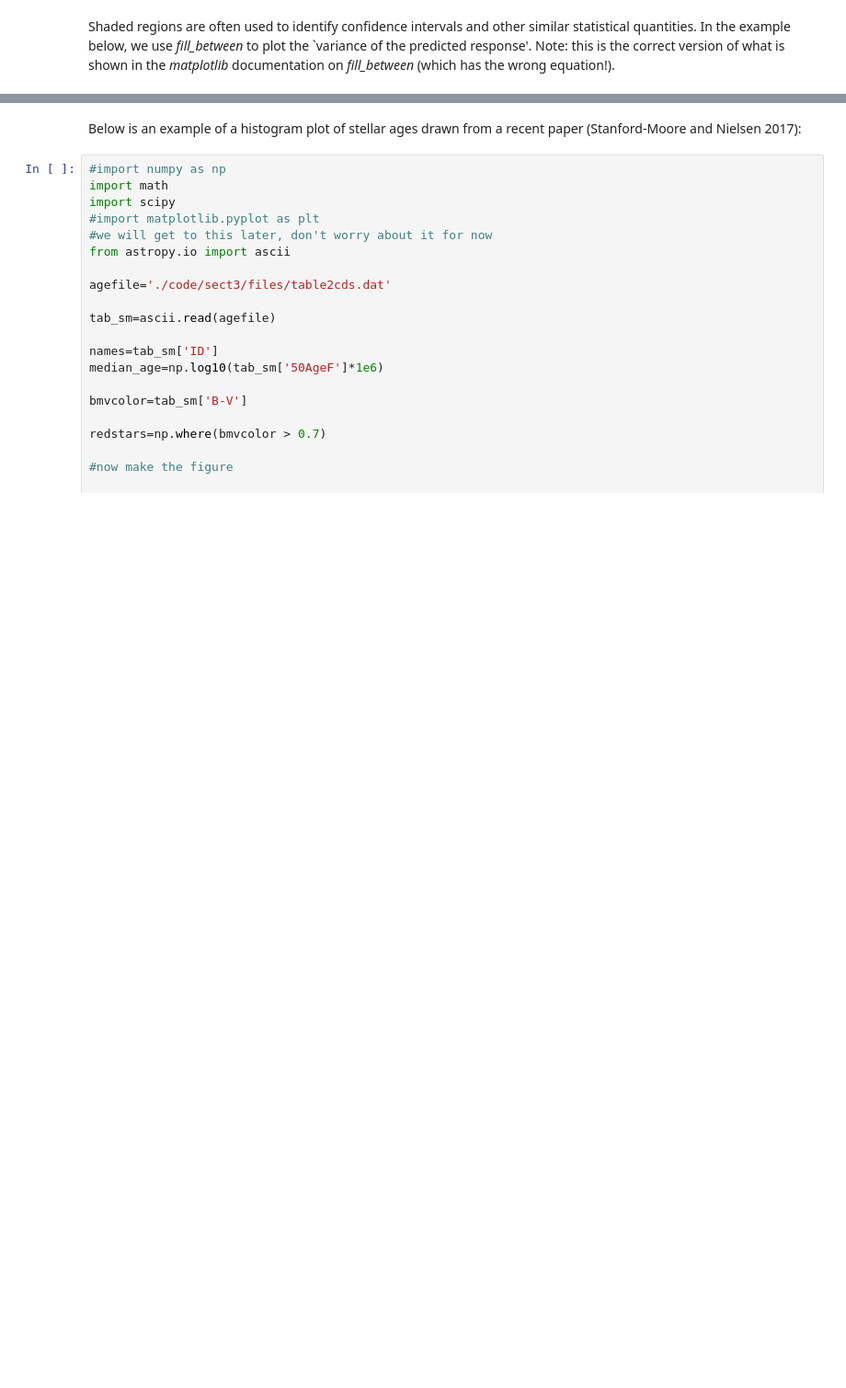
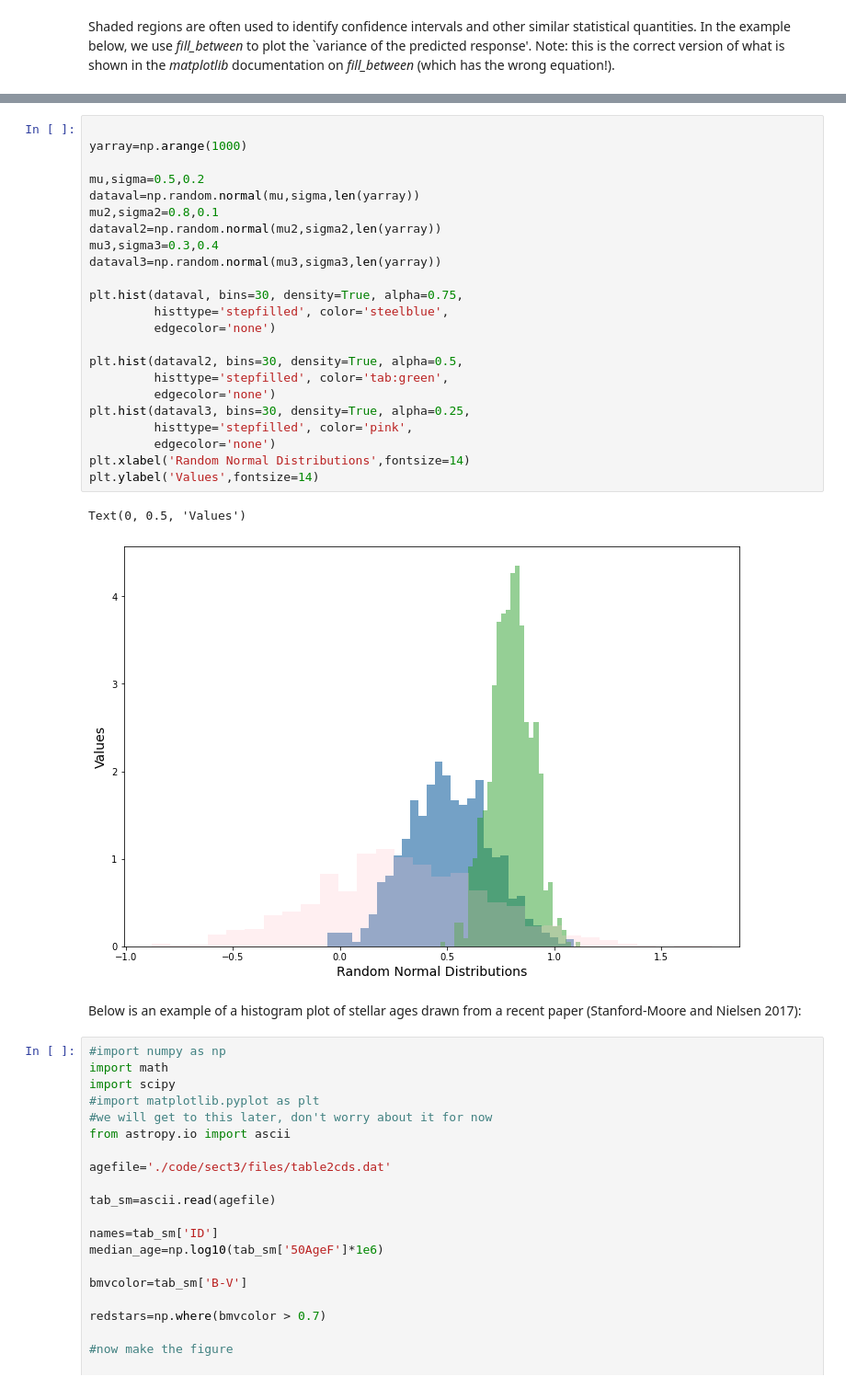
Before and after one commit to thaynecurrie/phys7943_fall2023, a Jupyter notebook: ScientificPythonNotes/Matplotlib/Python_matplotlib_part3revised.ipynb, the cells around one changed output, grey strips where cells are left out. Shown at 92% size. Cells and saved outputs as stored; diff of their text form; blank space fills up the shorter version.

```diff
--- a/ScientificPythonNotes/Matplotlib/Python_matplotlib_part3revised.ipynb
+++ b/ScientificPythonNotes/Matplotlib/Python_matplotlib_part3revised.ipynb
@@ -196,3 +152,29 @@ Text(0, 0.5, 'Values')
+# %%
+
+yarray=np.arange(1000)
+
+mu,sigma=0.5,0.2
+dataval=np.random.normal(mu,sigma,len(yarray))
+mu2,sigma2=0.8,0.1
+dataval2=np.random.normal(mu2,sigma2,len(yarray))
+mu3,sigma3=0.3,0.4
+dataval3=np.random.normal(mu3,sigma3,len(yarray))
+
+plt.hist(dataval, bins=30, density=True, alpha=0.75,
+         histtype='stepfilled', color='steelblue',
+         edgecolor='none')
+
+plt.hist(dataval2, bins=30, density=True, alpha=0.5,
+         histtype='stepfilled', color='tab:green',
+         edgecolor='none')
+plt.hist(dataval3, bins=30, density=True, alpha=0.25,
+         histtype='stepfilled', color='pink',
+         edgecolor='none')
+plt.xlabel('Random Normal Distributions',fontsize=14)
+plt.ylabel('Values',fontsize=14)
+# %% [output]
+Text(0, 0.5, 'Values')
+[figure, added]
 # %% [markdown]
 Below is an example of a histogram plot of stellar ages drawn from a recent paper (Stanford-Moore and Nielsen 2017):
 # %%
```
Also changed, not shown: parts of 52 cells of this notebook, 4 other files.
